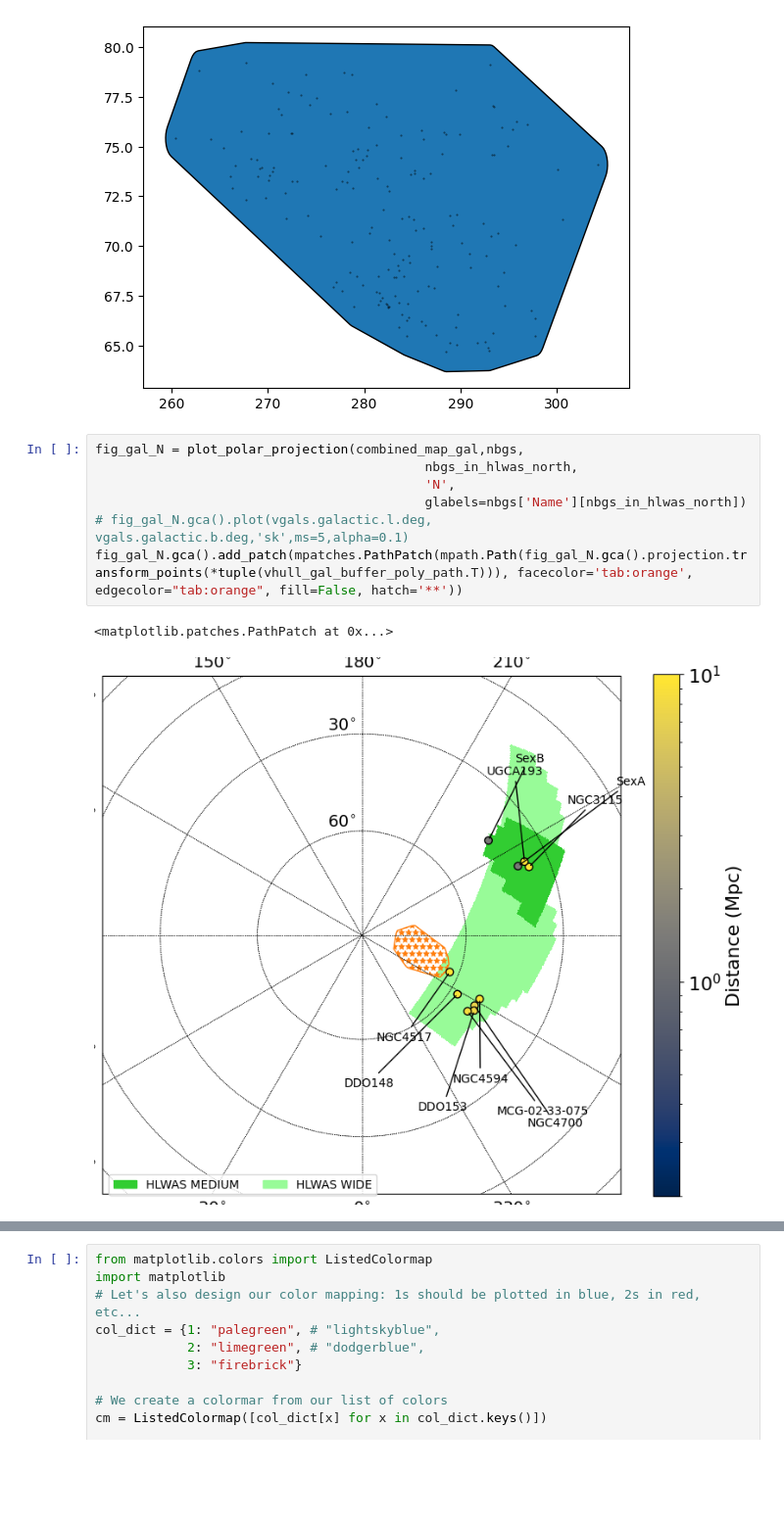
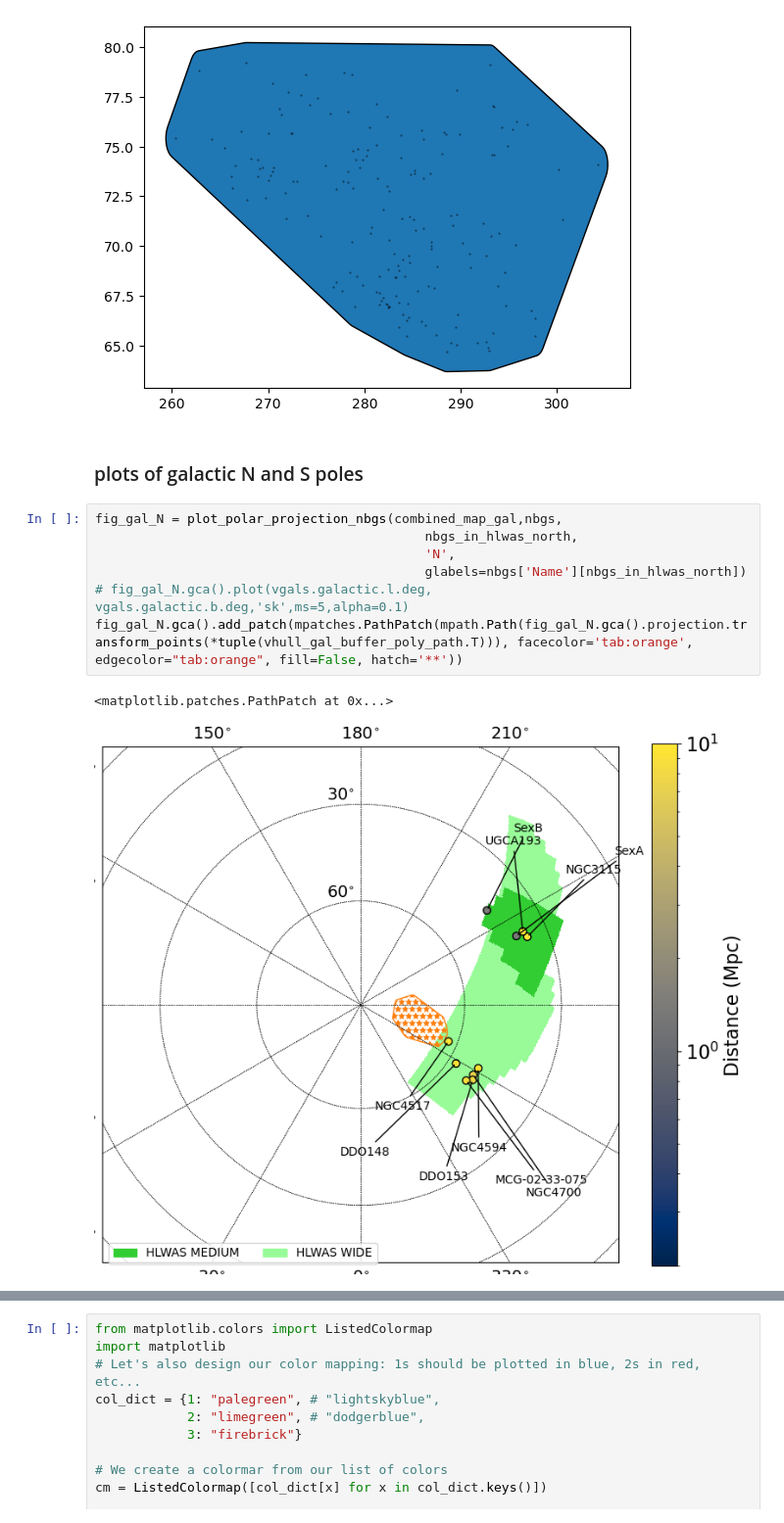
Before and after one commit to Dynamics-Penn/roman-nearfield, a Jupyter notebook: notebooks/ccs_footprints_nbgs.ipynb, the cells around one changed output, grey strips where cells are left out. Shown at 98% size. Cells and saved outputs as stored; diff of their text form; blank space fills up the shorter version.

Commit message:
small tweaks to make gcs and nbgs plotting notebooks work with new package structure

```diff
--- a/notebooks/ccs_footprints_nbgs.ipynb
+++ b/notebooks/ccs_footprints_nbgs.ipynb
@@ -94,14 +97,16 @@ plt.gca().add_patch(mpatches.PathPatch(mpath.Path(vhull_gal_path)))
 # %% [output]
 <matplotlib.patches.PathPatch at 0x...>
 [figure]
+# %% [markdown]
+### plots of galactic N and S poles
 # %%
-fig_gal_N = plot_polar_projection(combined_map_gal,nbgs,
+fig_gal_N = plot_polar_projection_nbgs(combined_map_gal,nbgs,
                                            nbgs_in_hlwas_north,
                                            'N',
                                            glabels=nbgs['Name'][nbgs_in_hlwas_north])
 # fig_gal_N.gca().plot(vgals.galactic.l.deg, vgals.galactic.b.deg,'sk',ms=5,alpha=0.1)
 fig_gal_N.gca().add_patch(mpatches.PathPatch(mpath.Path(fig_gal_N.gca().projection.transform_points(*tuple(vhull_gal_buffer_poly_path.T))), facecolor='tab:orange', edgecolor="tab:orange", fill=False, hatch='**'))
 # %% [output]
 <matplotlib.patches.PathPatch at 0x...>
-[figure, old version]
+[figure, new version]
 # %%
```
Also changed, not shown: parts of 11 cells of this notebook, 1 other file.
